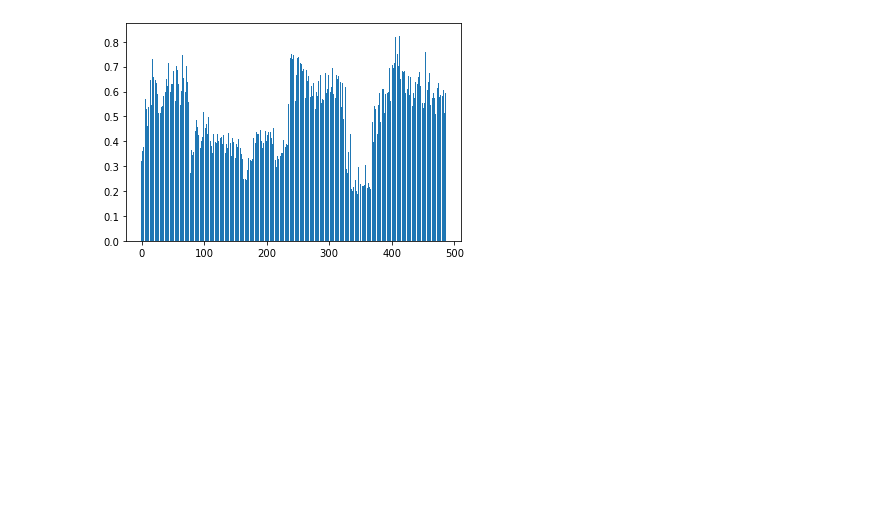
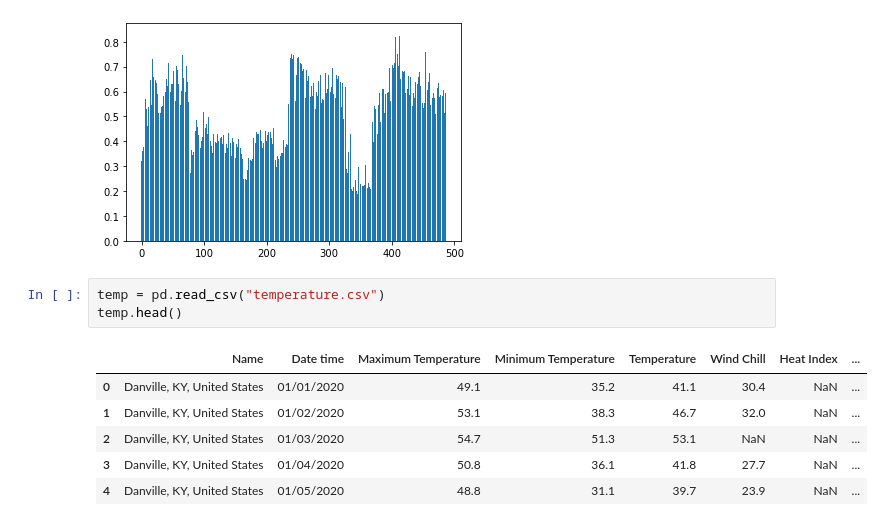
Before and after one commit to jacksonkennedynorris/green_centre, a Jupyter notebook: GreenProject.ipynb, the cells around one changed output. Saved outputs shown, nothing was run; the diff lists cells and outputs as text; blank space fills up the shorter version.

Commit message:
temperature data added

```diff
--- a/GreenProject.ipynb
+++ b/GreenProject.ipynb
@@ -248,3 +248,13 @@ brock.drop(586,inplace=True)
 plot_daily_data_capacity(brock,124)
 # %% [output]
 [figure]
+# %%
+temp = pd.read_csv("temperature.csv")
+temp.head()
+# %% [output]
+|  | Name | Date time | Maximum Temperature | Minimum Temperature | Temperature | Wind Chill | Heat Index | ... |
+| 0 | Danville, KY, United States | 01/01/2020 | 49.1 | 35.2 | 41.1 | 30.4 | NaN | ... |
+| 1 | Danville, KY, United States | 01/02/2020 | 53.1 | 38.3 | 46.7 | 32.0 | NaN | ... |
+| 2 | Danville, KY, United States | 01/03/2020 | 54.7 | 51.3 | 53.1 | NaN | NaN | ... |
+| 3 | Danville, KY, United States | 01/04/2020 | 50.8 | 36.1 | 41.8 | 27.7 | NaN | ... |
+| 4 | Danville, KY, United States | 01/05/2020 | 48.8 | 31.1 | 39.7 | 23.9 | NaN | ... |
```
Also changed, not shown: parts of 2 cells of this notebook, 1 other file.
